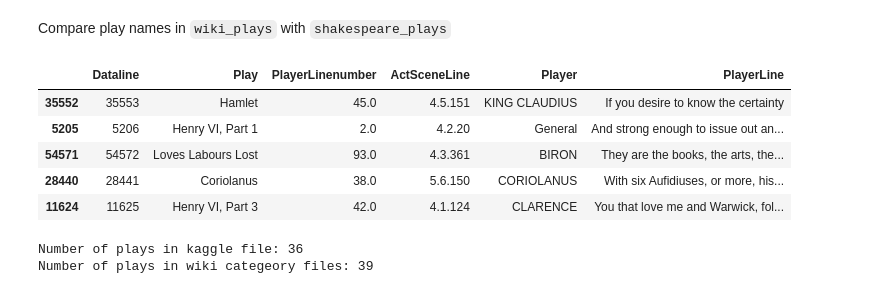
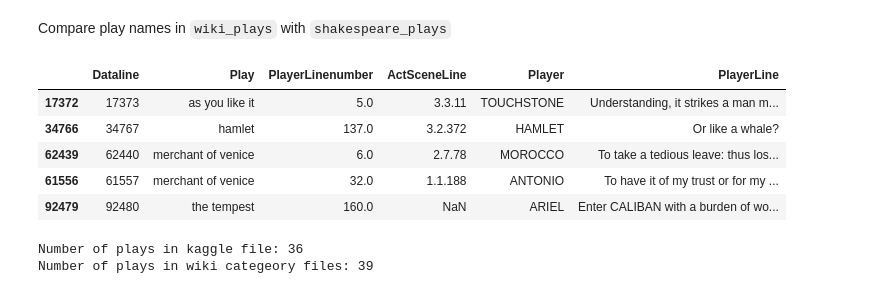
Before and after one commit to leifsmoddir/What-is-in-a-Title, a Jupyter notebook: data_wrangling/Data Wrangling.ipynb, the cells around one changed output. Saved outputs shown, nothing was run; the diff lists cells and outputs as text; code cells hidden in the pictures.

```diff
--- a/data_wrangling/Data Wrangling.ipynb
+++ b/data_wrangling/Data Wrangling.ipynb
@@ -4,6 +4,8 @@ import collections
 import fuzzywuzzy
 from fuzzywuzzy import process
 import pprint
+
+pd.set_option('display.max_colwidth', None)
 # %% [markdown]
 Using data from Wikipedia, I've generate two dictionaries for the categorization of Shakespeare's plays. The first dictionary `play_cat_strict` uses the traditional categorization of plays into comedy, history, and tragedy. The second dictionary `play_cat_modern` has been reorganized to better reflect the tone of the play. Histories have been collapsed into the tragedy category and tragicomedies have been grouped as romances.
 # %%
@@ -89,14 +93,15 @@ memory usage: 5.1+ MB
 # %% [markdown]
 Compare play names in `wiki_plays` with `shakespeare_plays`
 # %%
+shakespeare_plays['Play'] = shakespeare_plays['Play'].str.lower()
 shakespeare_plays.sample(5)
 # %% [output]
 |  | Dataline | Play | PlayerLinenumber | ActSceneLine | Player | PlayerLine |
-| 35552 | 35553 | Hamlet | 45.0 | 4.5.151 | KING CLAUDIUS | If you desire to know the certainty |
-| 5205 | 5206 | Henry VI, Part 1 | 2.0 | 4.2.20 | General | And strong enough to issue out an... |
-| 54571 | 54572 | Loves Labours Lost | 93.0 | 4.3.361 | BIRON | They are the books, the arts, the... |
-| 28440 | 28441 | Coriolanus | 38.0 | 5.6.150 | CORIOLANUS | With six Aufidiuses, or more, his... |
-| 11624 | 11625 | Henry VI, Part 3 | 42.0 | 4.1.124 | CLARENCE | You that love me and Warwick, fol... |
+| 17372 | 17373 | as you like it | 5.0 | 3.3.11 | TOUCHSTONE | Understanding, it strikes a man m... |
+| 34766 | 34767 | hamlet | 137.0 | 3.2.372 | HAMLET | Or like a whale? |
+| 62439 | 62440 | merchant of venice | 6.0 | 2.7.78 | MOROCCO | To take a tedious leave: thus los... |
+| 61556 | 61557 | merchant of venice | 32.0 | 1.1.188 | ANTONIO | To have it of my trust or for my ... |
+| 92479 | 92480 | the tempest | 160.0 | NaN | ARIEL | Enter CALIBAN with a burden of wo... |
 # %%
 shake_uniq = shakespeare_plays.Play.unique()
 wiki_uniq = wiki_df.Play.unique()
```
Also changed, not shown: parts of 71 cells of this notebook.
